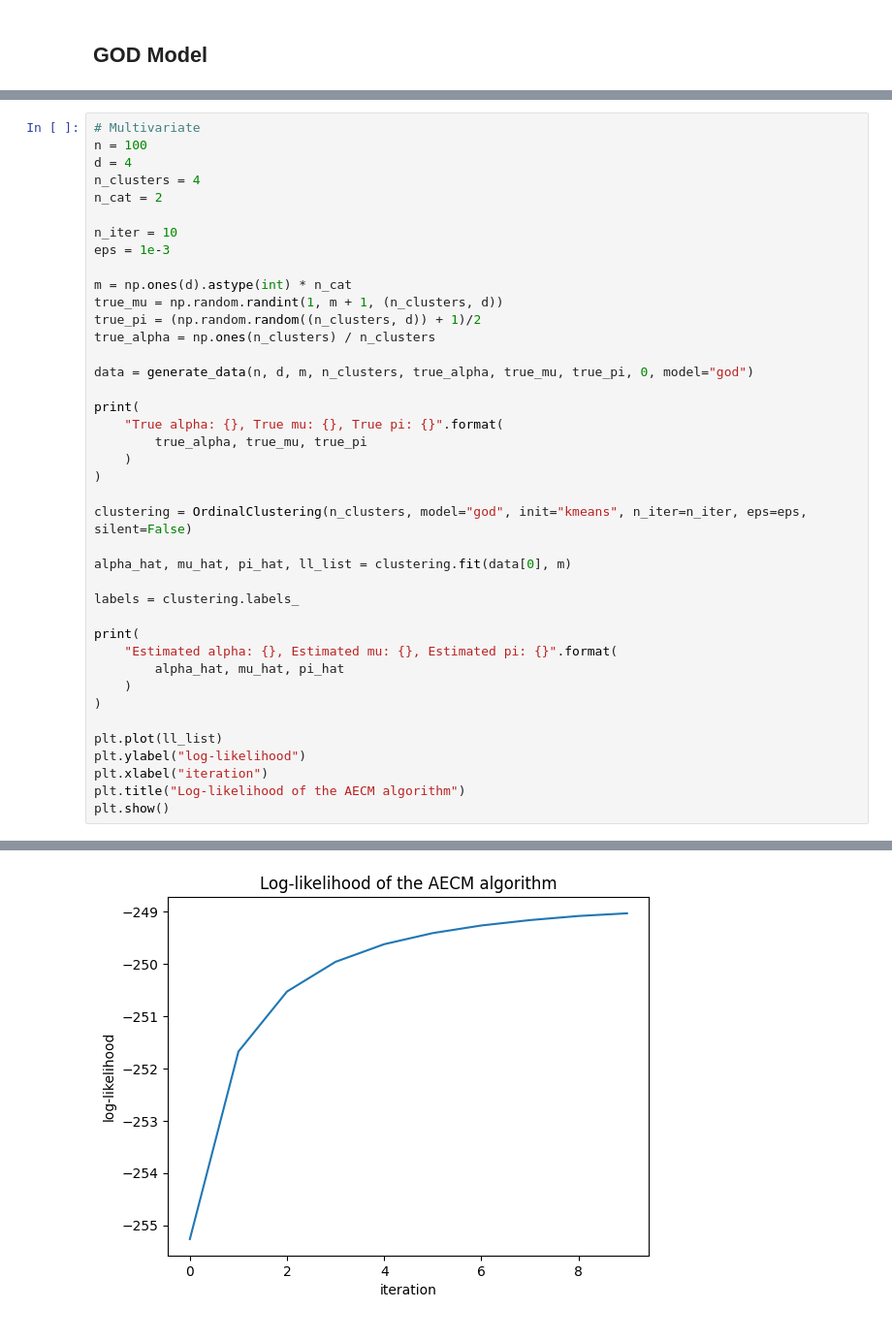
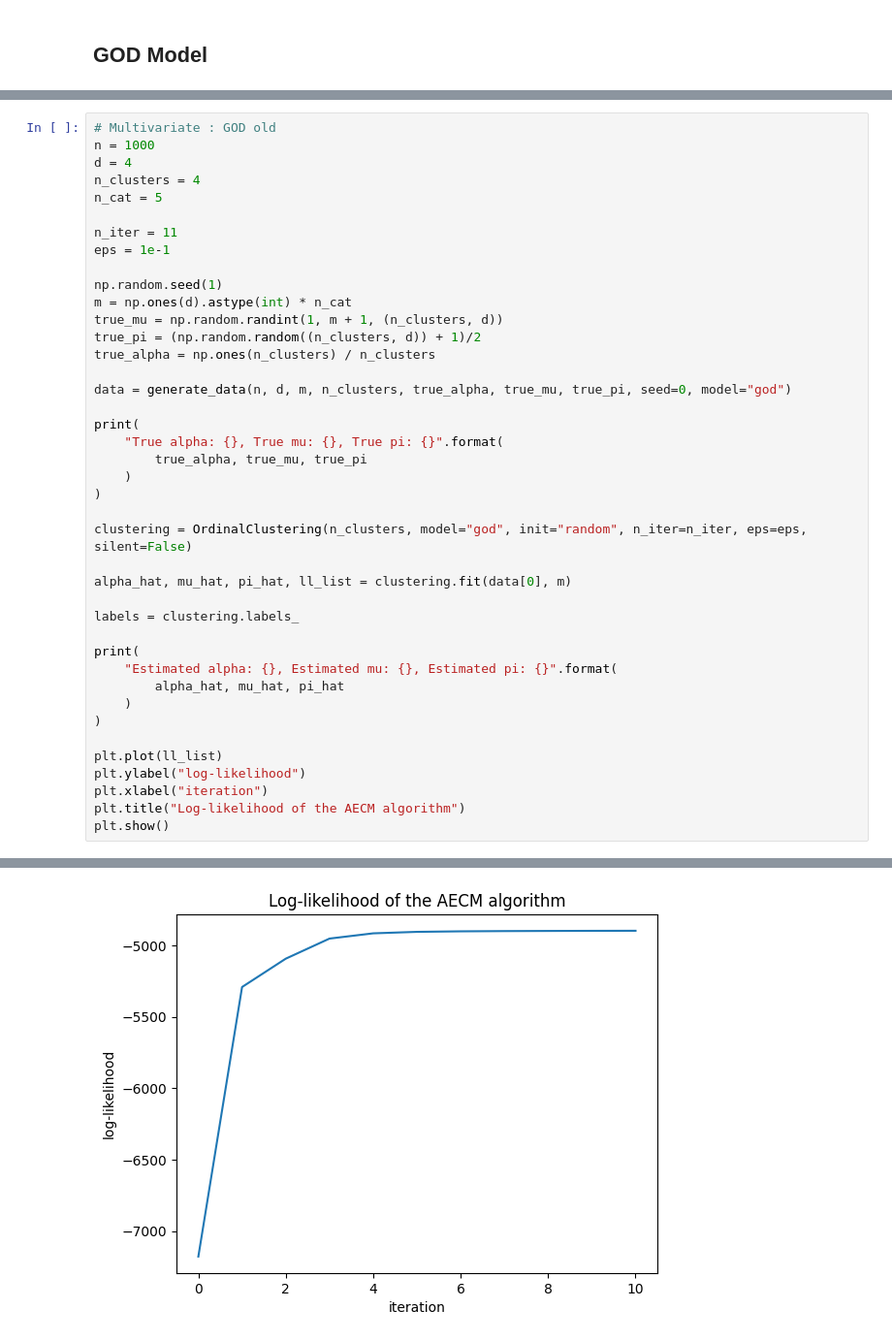
Before and after one commit to Thomick/Ordinal-data-clustering, a Jupyter notebook: notebooks/estimation.ipynb, the cells around one changed output, grey strips where cells are left out. Shown at 97% size. Saved outputs shown, nothing was run; the diff lists cells and outputs as text.

```diff
--- a/notebooks/estimation.ipynb
+++ b/notebooks/estimation.ipynb
@@ -329,19 +588,20 @@ Estimated mu: 1, Estimated pi: 0.797979797979798
 # %%
-# Multivariate
-n = 100
+# Multivariate : GOD old
+n = 1000
 d = 4
 n_clusters = 4
-n_cat = 2
+n_cat = 5
 
-n_iter = 10
-eps = 1e-3
+n_iter = 11
+eps = 1e-1
 
+np.random.seed(1)
 m = np.ones(d).astype(int) * n_cat
 true_mu = np.random.randint(1, m + 1, (n_clusters, d))
 true_pi = (np.random.random((n_clusters, d)) + 1)/2
 true_alpha = np.ones(n_clusters) / n_clusters
 
-data = generate_data(n, d, m, n_clusters, true_alpha, true_mu, true_pi, 0, model="god")
+data = generate_data(n, d, m, n_clusters, true_alpha, true_mu, true_pi, seed=0, model="god")
 
 print(
     "True alpha: {}, True mu: {}, True pi: {}".format(
@@ -349,7 +609,7 @@ print(
     )
 )
 
-clustering = OrdinalClustering(n_clusters, model="god", init="kmeans", n_iter=n_iter, eps=eps, silent=False)
+clustering = OrdinalClustering(n_clusters, model="god", init="random", n_iter=n_iter, eps=eps, silent=False)
 
 alpha_hat, mu_hat, pi_hat, ll_list = clustering.fit(data[0], m)
 
@@ -405 +647 @@ Log-likelihood: -251.6762349664787
-[figure, old version]
+[figure, new version]
```
Also changed, not shown: parts of 23 cells of this notebook.
